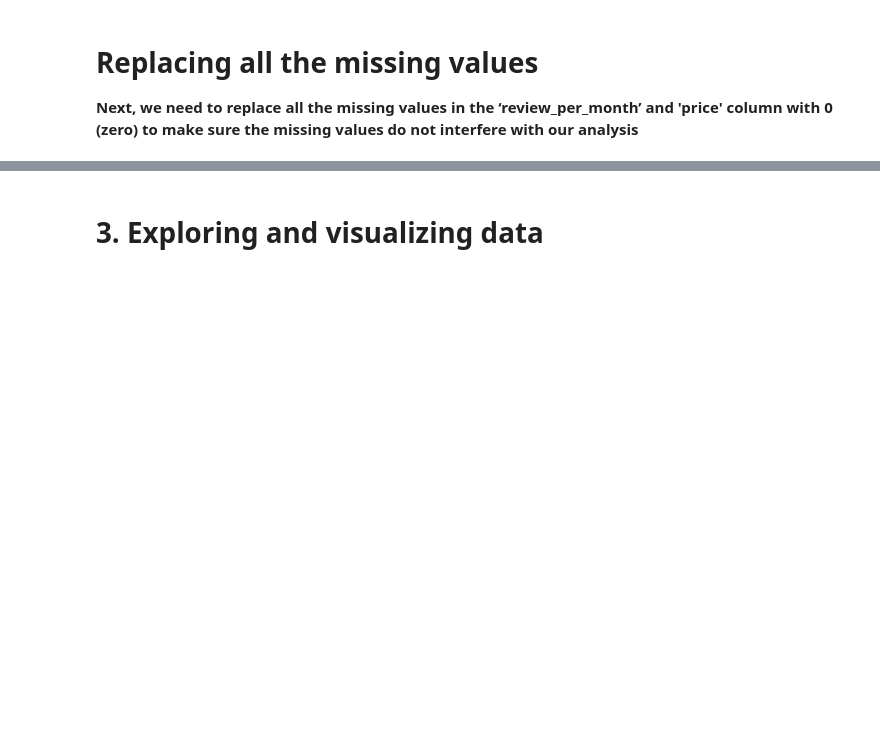
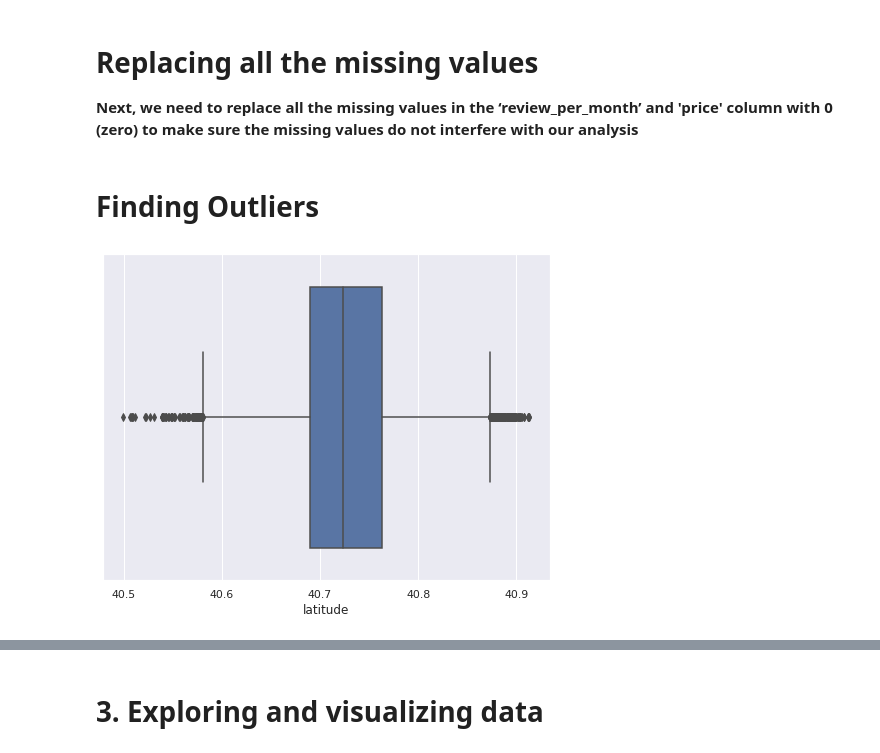
Before and after one commit to Shubhampatil555/Airbnb-booking-data-analysis, a Jupyter notebook: EDA_of_Airbnb_data_analysis_capstone_project.ipynb, the cells around one changed output, grey strips where cells are left out. Saved outputs shown, nothing was run; the diff lists cells and outputs as text; code cells hidden in the pictures; blank space fills up the shorter version.

```diff
--- a/EDA_of_Airbnb_data_analysis_capstone_project.ipynb
+++ b/EDA_of_Airbnb_data_analysis_capstone_project.ipynb
@@ -201,3 +201,12 @@ airbnb['reviews_per_month'].fillna(0,inplace=True)
 # %%
 # Fill NAN values with zero
 airbnb['price'].fillna(0,inplace=True)
+# %% [markdown]
+# **Finding Outliers**
+# %%
+# Outliers present in latitude
+plt.figure(figsize=(8,6))
+sns.boxplot(x='latitude',data = airbnb)
+plt.show()
+# %% [output]
+[figure, added]
```
Also changed, not shown: parts of 15 cells of this notebook.
